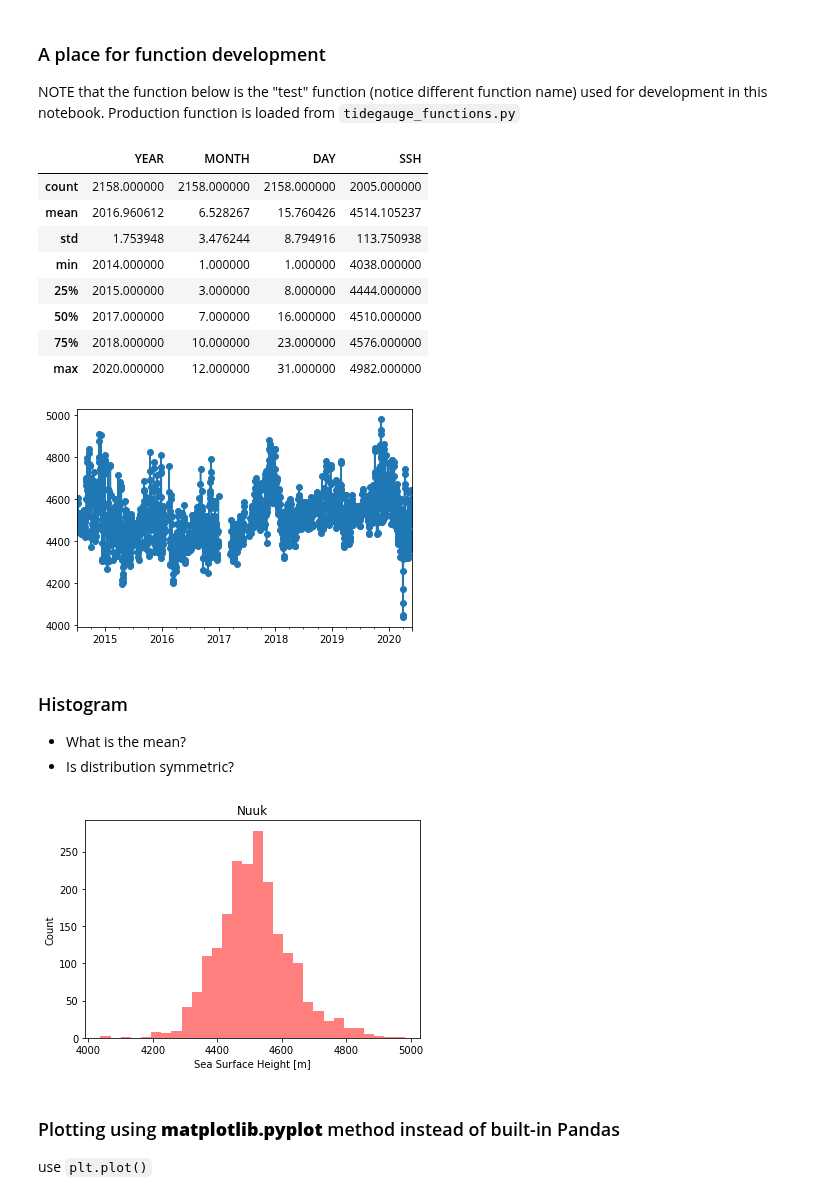
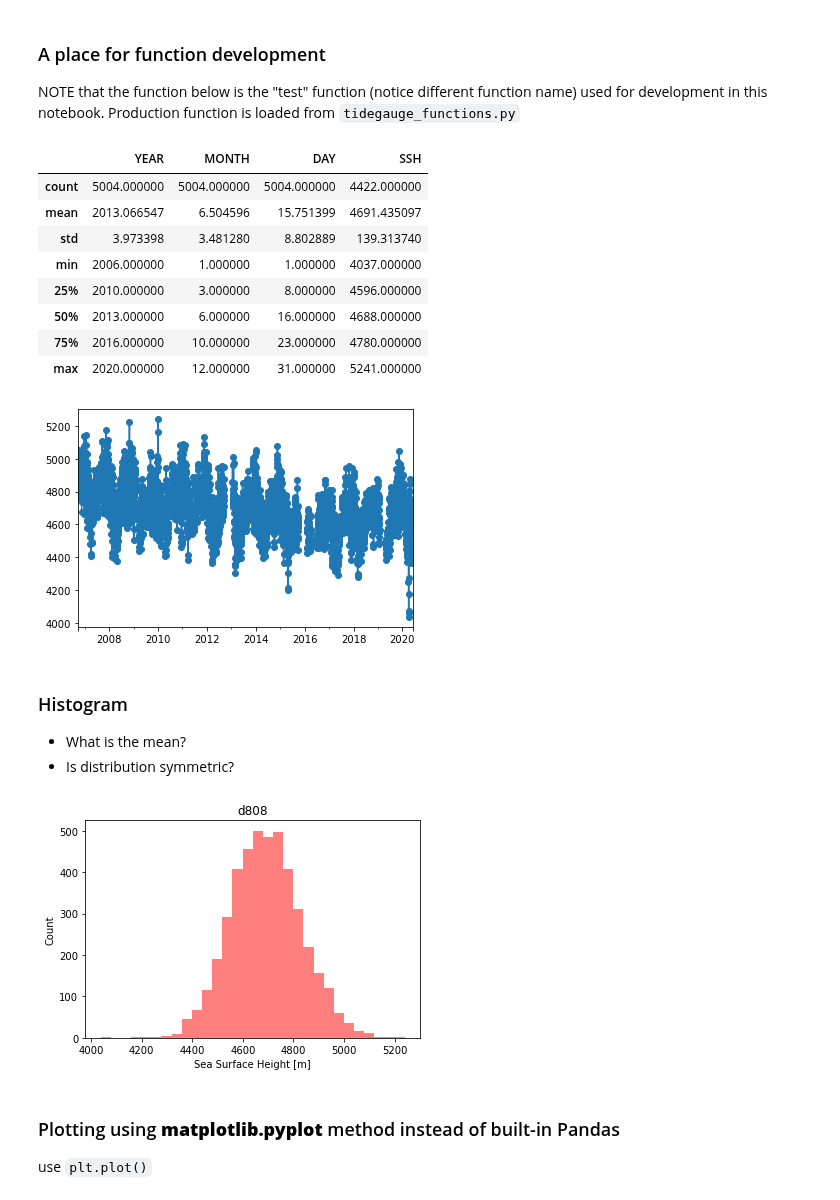
Before and after one commit to ldeo-arctictides/tidegauges-historical, a Jupyter notebook: example_read_psmsl.ipynb, the cells around one changed output. Cells and saved outputs as stored; diff of their text form; code cells hidden in the pictures.

```diff
--- a/example_read_psmsl.ipynb
+++ b/example_read_psmsl.ipynb
@@ -105,7 +103,7 @@ def test_read_tidegauge_psmsl(path, columns=None):
 # %%
 dir_in = 'data/tidegauge'
 # file_in = 'h820'
-file_in = 'd820'
+file_in = 'd808'
 ext = '.csv'
 
 filepath = os.path.join(dir_in, file_in + ext)
@@ -115,20 +113,20 @@ df = read_tidegauge_psmsl(filepath)
 df.describe()
 # %% [output]
 |  | YEAR | MONTH | DAY | SSH |
-| count | 2158.000000 | 2158.000000 | 2158.000000 | 2005.000000 |
-| mean | 2016.960612 | 6.528267 | 15.760426 | 4514.105237 |
-| std | 1.753948 | 3.476244 | 8.794916 | 113.750938 |
-| min | 2014.000000 | 1.000000 | 1.000000 | 4038.000000 |
-| 25% | 2015.000000 | 3.000000 | 8.000000 | 4444.000000 |
-| 50% | 2017.000000 | 7.000000 | 16.000000 | 4510.000000 |
-| 75% | 2018.000000 | 10.000000 | 23.000000 | 4576.000000 |
-| max | 2020.000000 | 12.000000 | 31.000000 | 4982.000000 |
+| count | 5004.000000 | 5004.000000 | 5004.000000 | 4422.000000 |
+| mean | 2013.066547 | 6.504596 | 15.751399 | 4691.435097 |
+| std | 3.973398 | 3.481280 | 8.802889 | 139.313740 |
+| min | 2006.000000 | 1.000000 | 1.000000 | 4037.000000 |
+| 25% | 2010.000000 | 3.000000 | 8.000000 | 4596.000000 |
+| 50% | 2013.000000 | 6.000000 | 16.000000 | 4688.000000 |
+| 75% | 2016.000000 | 10.000000 | 23.000000 | 4780.000000 |
+| max | 2020.000000 | 12.000000 | 31.000000 | 5241.000000 |
 # %%
 ax = df['SSH'].plot(marker='o')
 # ax.set_xlim(pd.Timestamp('2015-08-01'), pd.Timestamp('2015-09-01'))
 # ax.set_ylim(4300, 4600)
 # %% [output]
-[figure, old version]
+[figure, new version]
 # %% [markdown]
 ### Histogram
 
@@ -137,12 +135,12 @@ ax = df['SSH'].plot(marker='o')
 # %%
 plt.figure(facecolor='white')
 plt.hist(df['SSH'], bins=30, alpha=0.5,color='red')
-plt.title('Nuuk');
+plt.title(file_in);
 plt.xlabel("Sea Surface Height [m]")
 plt.ylabel("Count")
 plt.show()
 # %% [output]
-[figure, old version]
+[figure, new version]
 # %% [markdown]
 ### Plotting using **matplotlib.pyplot** method instead of built-in Pandas
 use `plt.plot()`
```
Also changed, not shown: parts of 22 cells of this notebook, 39 other files.
